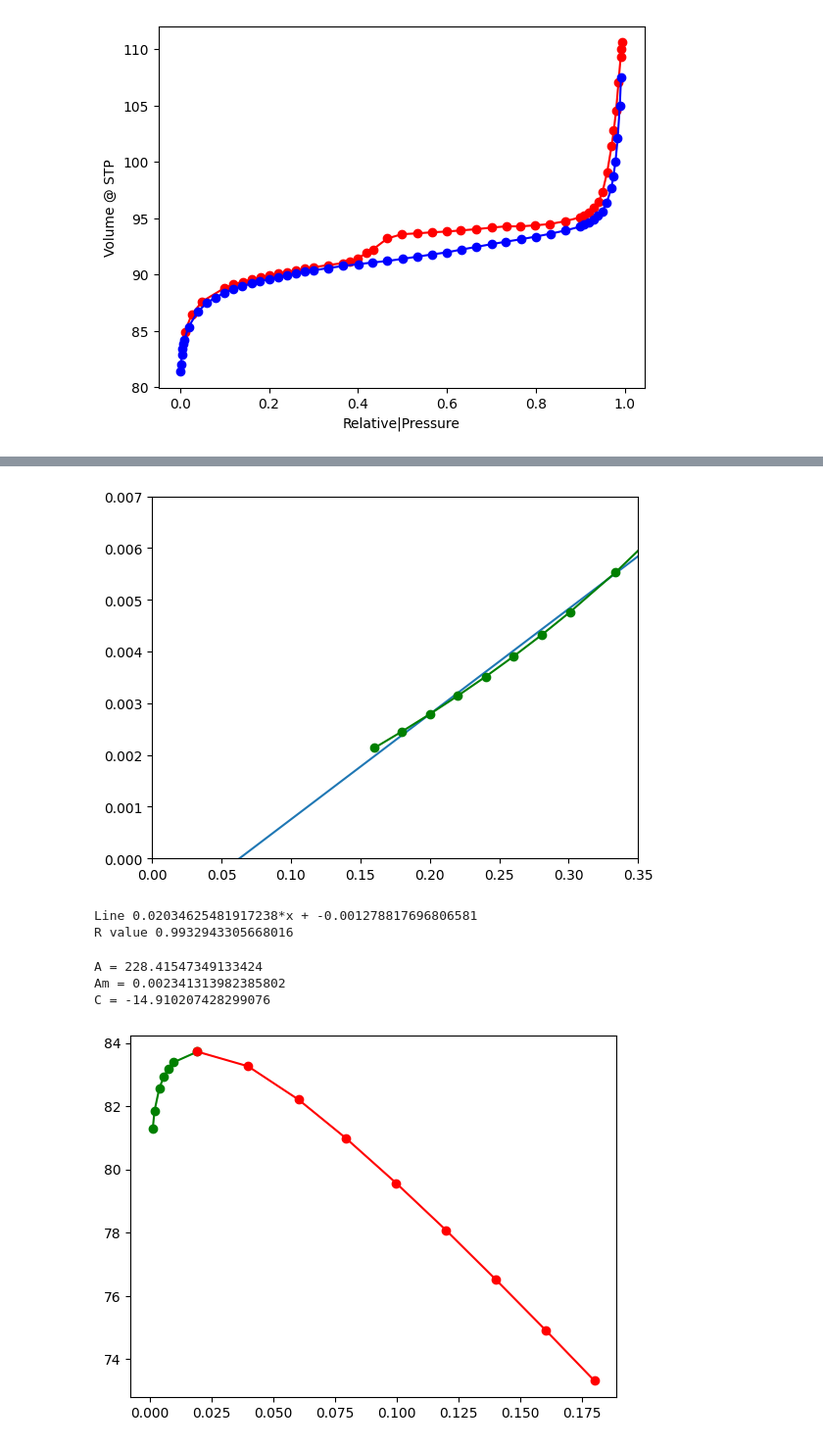
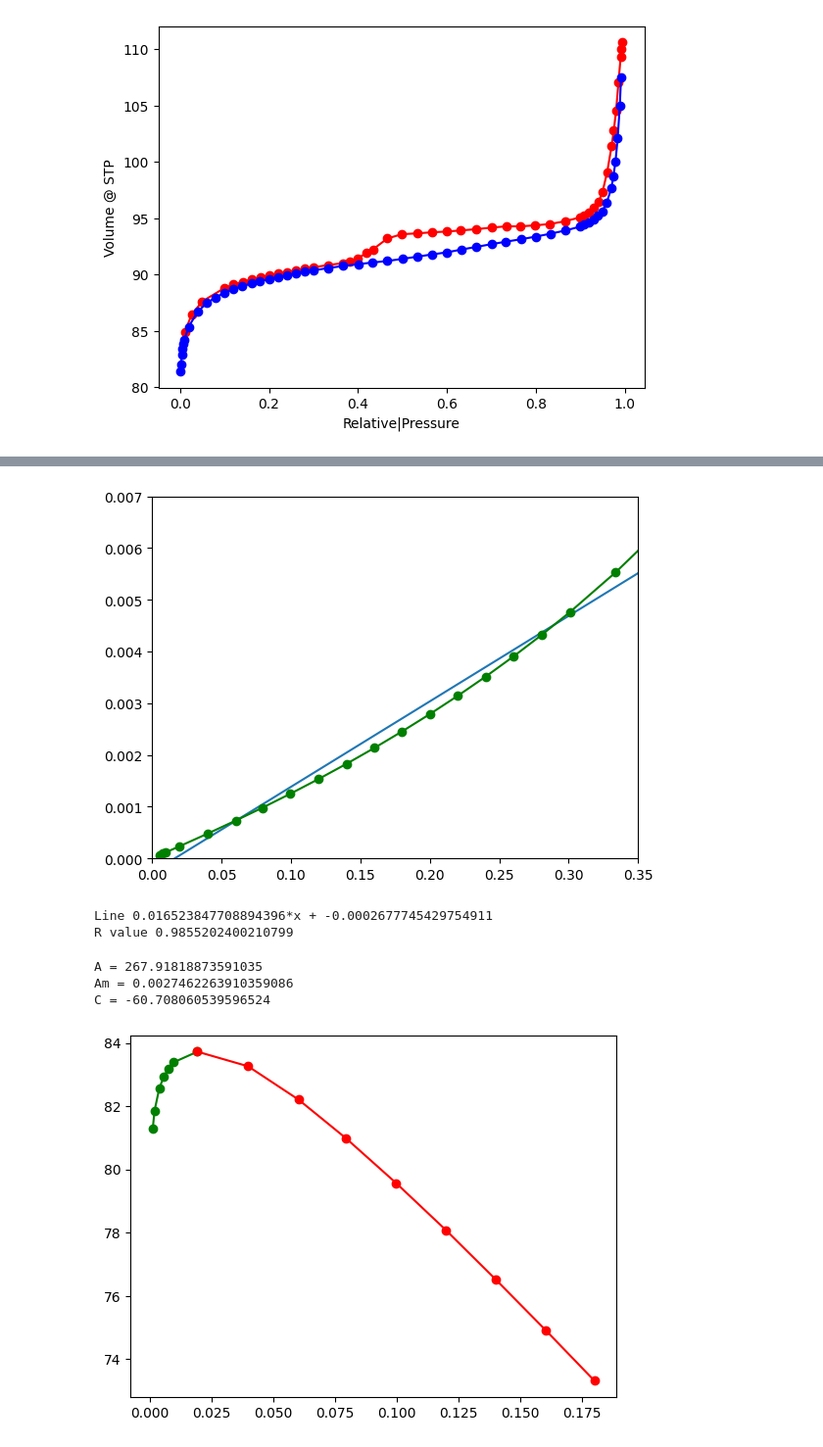
Before and after one commit to IDAnton/BET, a Jupyter notebook: BET.ipynb, the cells around one changed output, grey strips where cells are left out. Shown at 98% size. Drawn from its saved outputs; the diff is of its cells as text; code cells hidden in the pictures.

```diff
--- a/BET.ipynb
+++ b/BET.ipynb
@@ -24,23 +24,23 @@ plt.show()
 # %%
 def lin_reg(N0, N):
     model = LinearRegression()
     model.fit(p[N0:N], new_y[N0:N])
     r = model.score(p[N0:N], new_y[N0:N])
     k = model.coef_[0][0]
     b = model.intercept_[0]
     return k, b, r
-k, b, r = lin_reg(13, N)
+k, b, r = lin_reg(3, N)
 plt.xlim(0, 0.35)
 plt.ylim(0, 0.007)
 plt.plot([0, 1], [b, k + b], marker = 'o')
-plt.plot(p[13:N], new_y[13:N], marker='o', c='g')
+plt.plot(p[3:N], new_y[3:N], marker='o', c='g')
 plt.show()
 print(f"Line {k}*x + {b}")
 print(f"R value {r}")
 # %% [output]
-[figure, old version]
+[figure, new version]
-Line 0.02034625481917238*x + -0.001278817696806581
-R value 0.9932943305668016
+Line 0.016523847708894396*x + -0.0002677745429754911
+R value 0.9855202400210799
 # %%
 def calc_consts(k, b):
     c = k/b + 1
@@ -53,9 +53,9 @@ am, c, As = calc_consts(k, b)
 print(f"A = {As}")
 print(f"Am = {am}\nC = {c}")
 # %% [output]
-A = 228.41547349133424
-Am = 0.002341313982385802
-C = -14.910207428299076
+A = 267.91818873591035
+Am = 0.0027462263910359086
+C = -60.708060539596524
 # %%
 P0 = 1
 Rokkel_y = a * P0 * (1 - p)
```
Also changed, not shown: parts of 3 cells of this notebook.
